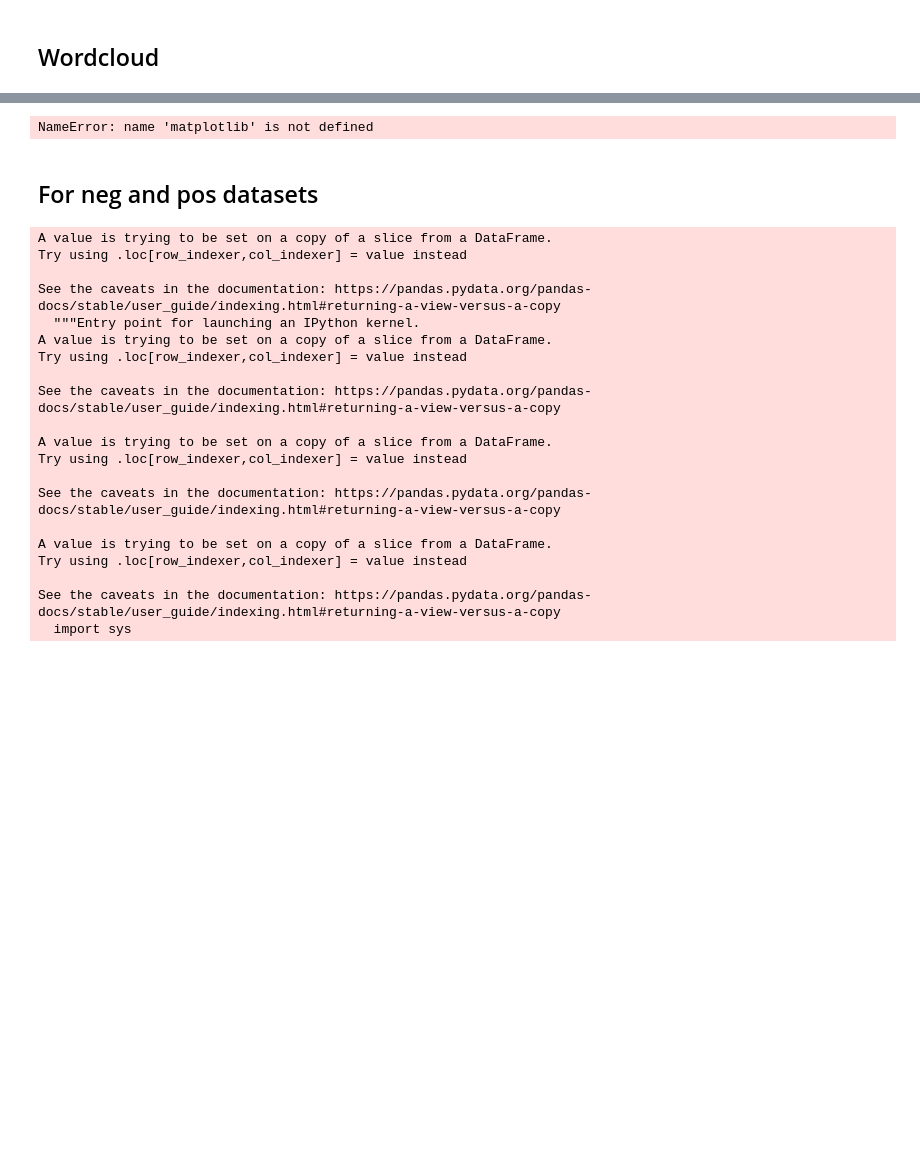
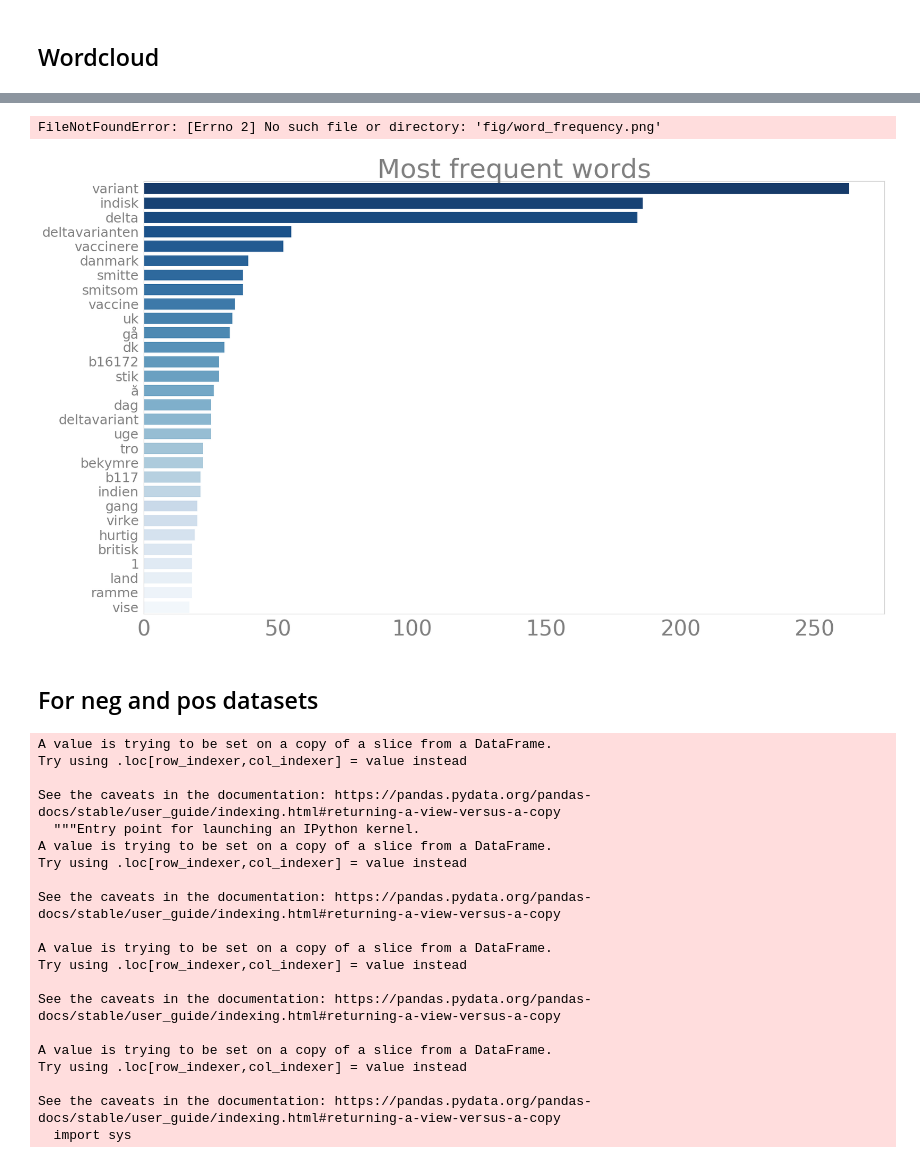
Before and after one commit to stinenyhus/HOPE-keyword-query-Twitter, a Jupyter notebook: notebooks/explore_and_visualize.ipynb, the cells around one changed output, grey strips where cells are left out. Drawn from its saved outputs; the diff is of its cells as text; code cells hidden in the pictures; blank space fills up the shorter version.

```diff
--- a/notebooks/explore_and_visualize.ipynb
+++ b/notebooks/explore_and_visualize.ipynb
@@ -460,5 +363,5 @@ def join_tokens(row):
 # %%
-word_freq = freq_df.tokens_string.str.split(expand=True).stack().value_counts()
+word_freq = df.tokens_string.str.split(expand=True).stack().value_counts()
 # %%
 word_freq = word_freq.to_frame().reset_index().rename(columns={"index": "word", 0: "Frequency"})
 # %%
@@ -472,39 +375,40 @@ import seaborn as sns; sns.set()
 import matplotlib.pyplot as plt
 import pyplot_themes as themes
 
-word_freq = word_freq[~word_freq["word"].isin(stop_words)]
+#word_freq = word_freq[~word_freq["word"].isin(stop_words)]
 df0 = word_freq.nlargest(30, columns=['Frequency'])
 nr_hash = len(df0["word"].unique())
 
 matplotlib.rc('ytick', labelsize=30)
 matplotlib.rc('xtick', labelsize=30)
 
 themes.theme_minimal(grid=False, ticks=False, fontsize=18)
 a4_dims = (25,15) #(11.7, 8.27)
 
 fig, (ax) = plt.subplots(1,1, figsize=a4_dims)
 
 themes.theme_minimal(grid=False, ticks=False, fontsize=18)
 palette = sns.color_palette("Blues_r", nr_hash)
 
 ax = sns.barplot(y="word", x="Frequency", palette = palette, data = df0)
 
 ax.set(xlabel="Count", ylabel = "Hashtag")
 ax.xaxis.get_label().set_fontsize(25)
 ax.yaxis.get_label().set_fontsize(25)
 ax.axes.set_title("Most frequent words",fontsize=50)
 
 plt.xticks(fontsize=40)
 plt.yticks(fontsize=25)
 
 ax.set(xlabel="", ylabel = "")
 ax.xaxis.get_label().set_fontsize(100)
 ax.yaxis.get_label().set_fontsize(40)
 
 plot_name = "fig/word_frequency.png"
 fig.savefig(plot_name)
 # %% [output]
-NameError: name 'matplotlib' is not defined
+FileNotFoundError: [Errno 2] No such file or directory: 'fig/word_frequency.png'
+[figure, added]
 # %% [markdown]
 ## For neg and pos datasets
 # %%
```
Also changed, not shown: parts of 25 cells of this notebook, 2 other files.
